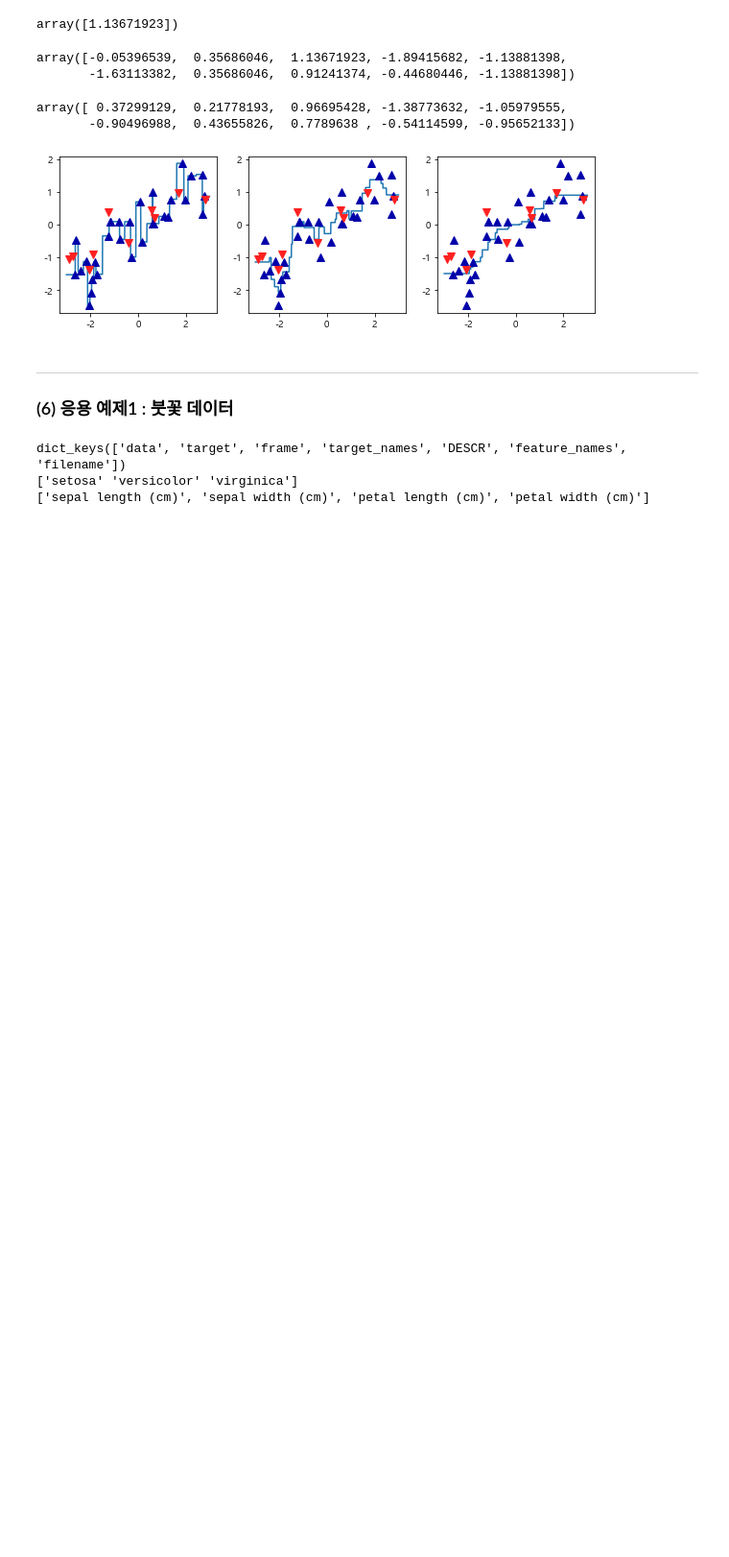
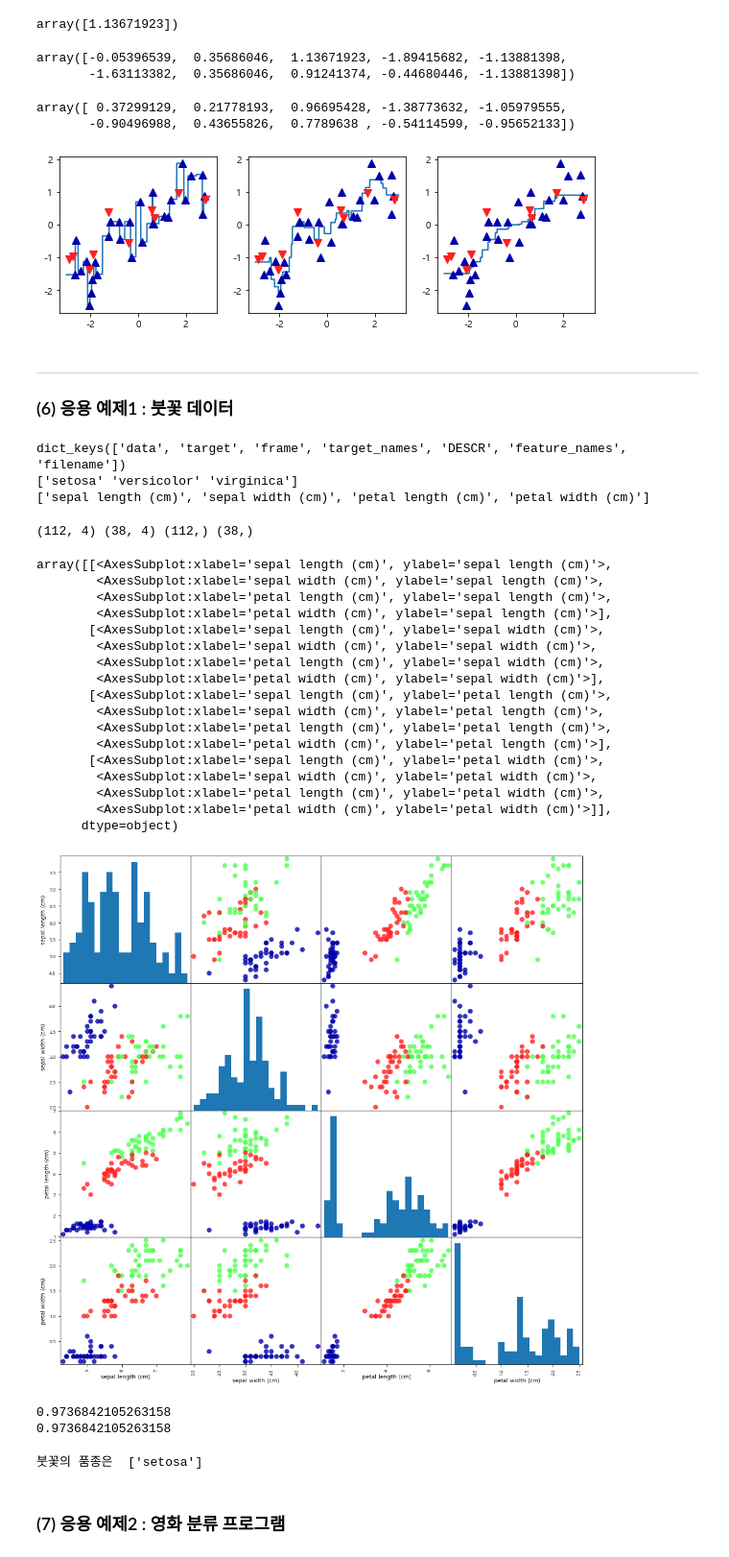
Before and after one commit to NikeLee/pythonwork, a Jupyter notebook: ai/1_샘플 소개, KNN.ipynb, the cells around one changed output. Shown: that part at 96% size. Drawn from its saved outputs; the diff is of its cells as text; code cells hidden in the pictures; blank space fills up the shorter version.

```diff
--- a/ai/1_샘플 소개, KNN.ipynb
+++ b/ai/1_샘플 소개, KNN.ipynb
@@ -368,3 +368,35 @@ print(iris.feature_names)
 dict_keys(['data', 'target', 'frame', 'target_names', 'DESCR', 'feature_names', 'filename'])
 ['setosa' 'versicolor' 'virginica']
 ['sepal length (cm)', 'sepal width (cm)', 'petal length (cm)', 'petal width (cm)']
+# %%
+X_train, X_test, y_train, y_test = train_test_split(iris.data, iris.target, random_state=0, test_size=.25)
+print(X_train.shape, X_test.shape, y_train.shape, y_test.shape)
+# %% [output]
+(112, 4) (38, 4) (112,) (38,)
+# %%
+##### 그래프로 시각화
+
+iris_df = pd.DataFrame(X_train, columns=iris.feature_names)
+iris_df
+
+pd.plotting.scatter_matrix(iris_df, figsize=(15, 15), c=y_train, cmap=mglearn.cm3, s=60,
+                           marker="o", alpha=.8, hist_kwds={"bins":20})
+# %% [output]
+array([[<AxesSubplot:xlabel='sepal length (cm)', ylabel='sepal length (cm)'>,
+        <AxesSubplot:xlabel='sepal width (cm)', ylabel='sepal length (cm)'>,
+        <AxesSubplot:xlabel='petal length (cm)', ylabel='sepal length (cm)'>,
+        <AxesSubplot:xlabel='petal width (cm)', ylabel='sepal length (cm)'>],
+       [<AxesSubplot:xlabel='sepal length (cm)', ylabel='sepal width (cm)'>,
+        <AxesSubplot:xlabel='sepal width (cm)', ylabel='sepal width (cm)'>,
+        <AxesSubplot:xlabel='petal length (cm)', ylabel='sepal width (cm)'>,
+        <AxesSubplot:xlabel='petal width (cm)', ylabel='sepal width (cm)'>],
+       [<AxesSubplot:xlabel='sepal length (cm)', ylabel='petal length (cm)'>,
+        <AxesSubplot:xlabel='sepal width (cm)', ylabel='petal length (cm)'>,
+        <AxesSubplot:xlabel='petal length (cm)', ylabel='petal length (cm)'>,
+        <AxesSubplot:xlabel='petal width (cm)', ylabel='petal length (cm)'>],
+       [<AxesSubplot:xlabel='sepal length (cm)', ylabel='petal width (cm)'>,
+        <AxesSubplot:xlabel='sepal width (cm)', ylabel='petal width (cm)'>,
+        <AxesSubplot:xlabel='petal length (cm)', ylabel='petal width (cm)'>,
+        <AxesSubplot:xlabel='petal width (cm)', ylabel='petal width (cm)'>]],
+      dtype=object)
+[figure, added]
@@ -370,0 +407,23 @@ dict_keys(['data', 'target', 'frame', 'target_names', 'DESCR', 'feature_names',
+# %%
+print(knn.score(X_test, y_test))
+
+pred = knn.predict(X_test)
+print(np.mean(pred == y_test))
+# %% [output]
+0.9736842105263158
+0.9736842105263158
+# %%
+# 꽃받침(Sepal)의 길이가 5cm, 폭은 2.9cm, 꽃잎(Petal)의 길이는 1cm, 폭은 0.2cm인 붓꽃의 이름은?
+
+s_h = 5.0
+s_w = 2.9
+p_h = 1.0
+p_w = 0.2
+
+pred = knn.predict([[s_h, s_w, p_h, p_w]])
+pred
+print("붓꽃의 품종은 ", iris.target_names[pred])
+# %% [output]
+붓꽃의 품종은  ['setosa']
+# %% [markdown]
+### (7) 응용 예제2 : 영화 분류 프로그램
```
Also changed, not shown: parts of 4 cells of this notebook.
